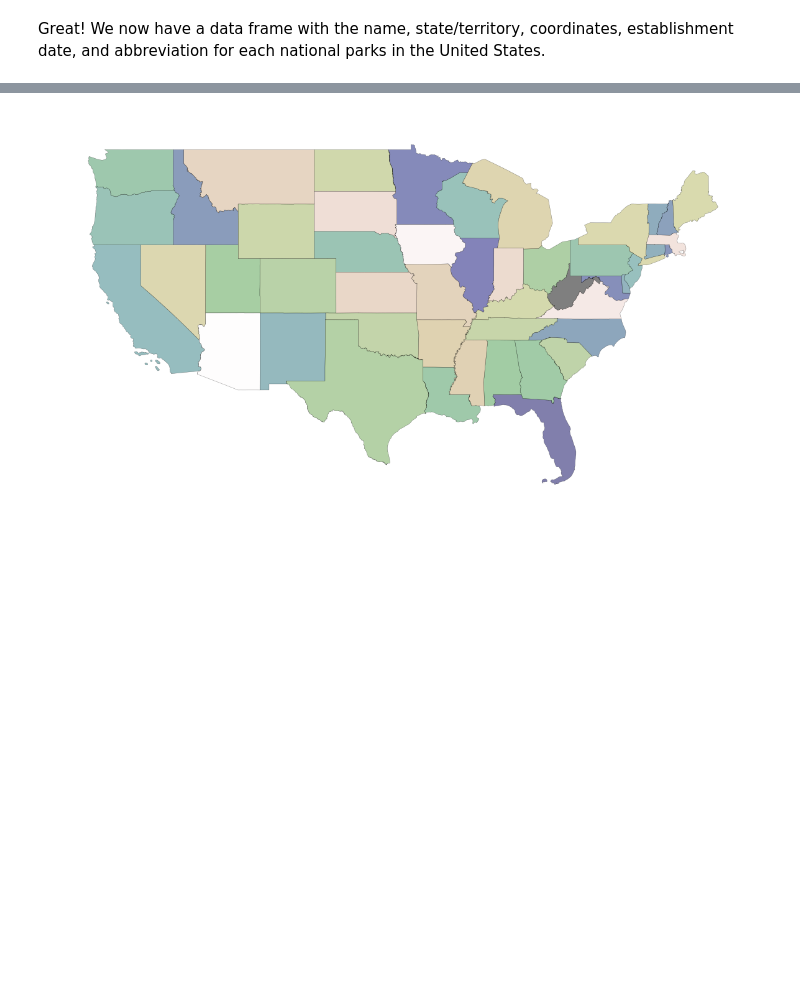
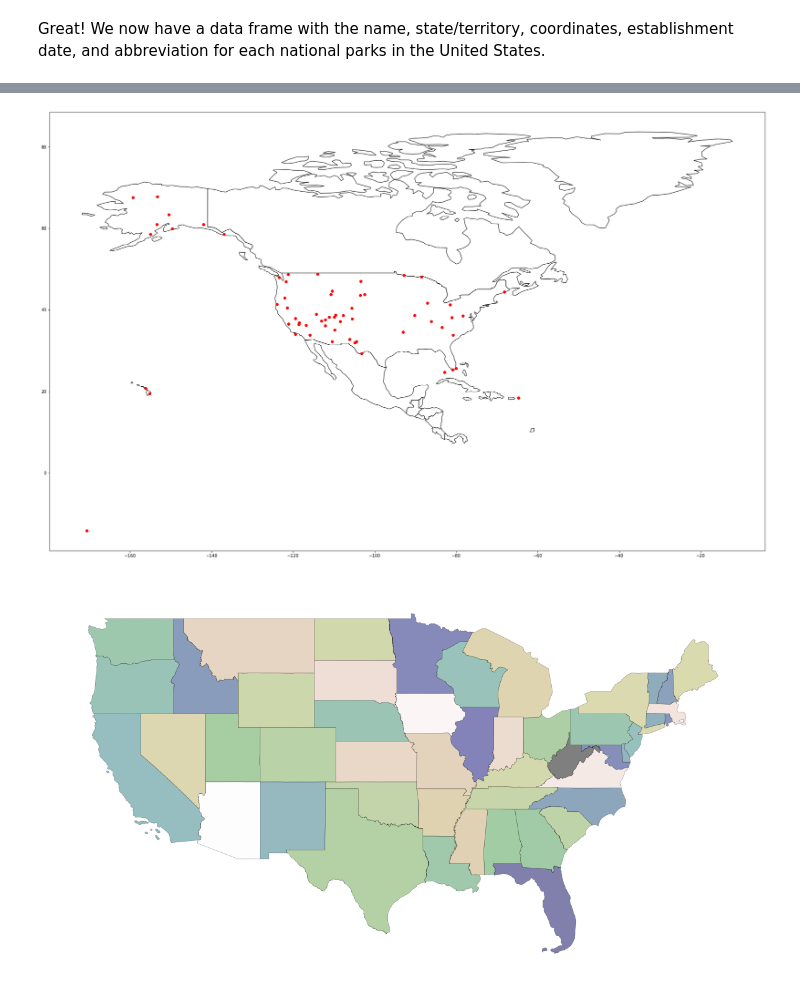
Before and after one commit to bostlund/side_projects, a Jupyter notebook: us_national_parks/us_national_parks.ipynb, the cells around one changed output, grey strips where cells are left out. Cells and saved outputs as stored; diff of their text form; code cells hidden in the pictures; blank space fills up the shorter version.

```diff
--- a/us_national_parks/us_national_parks.ipynb
+++ b/us_national_parks/us_national_parks.ipynb
@@ -136,0 +155,3 @@ Following [this tutorial](https://medium.com/@jl_ruiz/plot-maps-from-the-us-cens
+# %%
+gdf = gpd.GeoDataFrame(
+    parks, geometry=gpd.points_from_xy(parks.longitude, parks.latitude))
@@ -137,3 +174,14 @@ Following [this tutorial](https://medium.com/@jl_ruiz/plot-maps-from-the-us-cens
+# %%
+world = gpd.read_file(gpd.datasets.get_path('naturalearth_lowres'))
+
+ax = world[world.continent == 'North America'].plot(
+    color='white', edgecolor='black', figsize=(30,20))
+
+gdf.plot(ax=ax, color='red')
+
+plt.show()
+# %% [output]
+[figure, added]
 # %%
 dirname = os.getcwd()
 file = dirname + '/tl_2021_us_state/tl_2021_us_state.shp'
```
Also changed, not shown: parts of 12 cells of this notebook.
